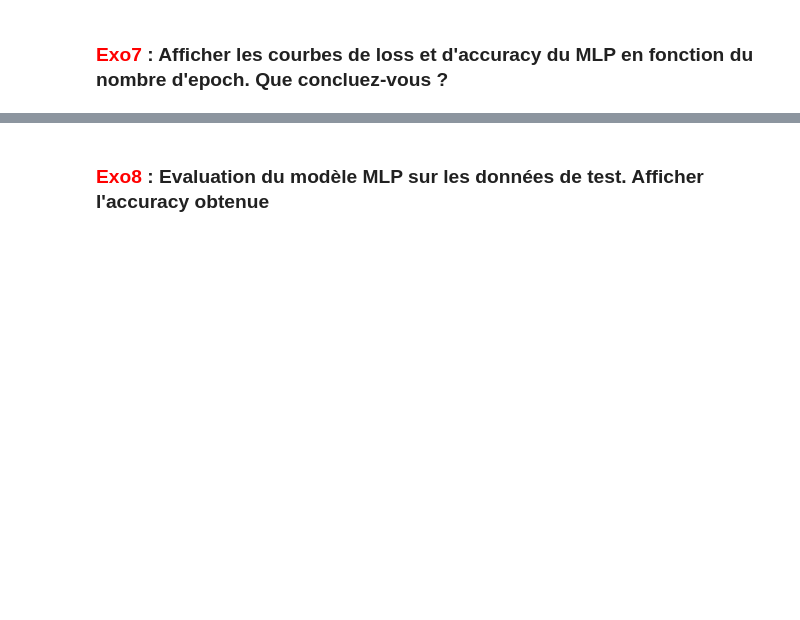
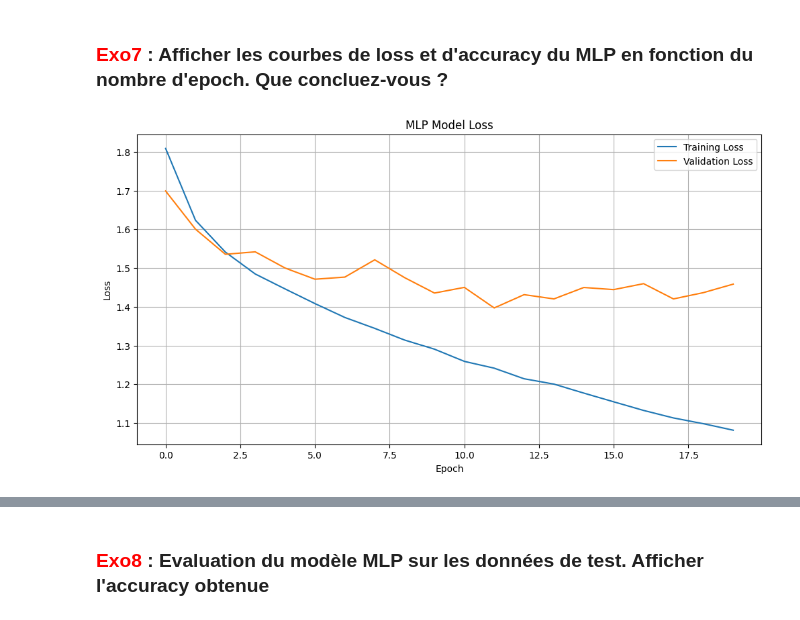
Before and after one commit to Thomasjrd26/IA3, a Jupyter notebook: TP/tp3_ETUD.ipynb, the cells around one changed output, grey strips where cells are left out. Cells and saved outputs as stored; diff of their text form; code cells hidden in the pictures; blank space fills up the shorter version.

```diff
--- a/TP/tp3_ETUD.ipynb
+++ b/TP/tp3_ETUD.ipynb
@@ -93,20 +131,20 @@ for i in range(len(test_labels_count[0])):
 - de normaliser les données d'entrée (normalisation min-max)
 # %%
 # Reshape du tenseur d'entrée
-X_train = np.reshape(train_images,(_____,_____))
-X_test = np.reshape(test_images,(_____,_____))
+X_train = np.reshape(train_images,(train_images.shape[0],32*32*3))
+X_test = np.reshape(test_images,(test_images.shape[0],32*32*3))
 
 X_train = X_train.astype('float32')
 X_test = X_test.astype('float32')
 
 # Normalisation
-X_train = X_train / _____
-X_test = X_test / _____
+X_train = X_train / 255
+X_test = X_test / 255
 
 # Comme nous allons utiliser une loss 'categorical_crossentropy', nous devons avoir les labels de sortie sous la forme 'categorical'
 num_classes = 10
-Y_train = to_categorical(_____, num_classes)
-Y_test = to_categorical(_____, num_classes)
+Y_train = to_categorical(train_labels, num_classes)
+Y_test = to_categorical(test_labels, num_classes)
 # %% [markdown]
 # 3. Entrainement d'un Multi-Layer Perceptron (MLP)
 # %% [markdown]
@@ -122,3 +155,9 @@ MLP_model.add(_____)
+# %%
+# Réponse :
+MLP_model = Sequential()
+MLP_model.add(layers.Dense(256, activation='relu', input_shape=(3072,)))
+MLP_model.add(layers.Dense(256, activation='relu'))
+MLP_model.add(layers.Dense(10, activation='softmax'))
 # %% [markdown]
 ### Compiling the MLP model
 # %%
@@ -148,0 +216,13 @@ MLP_model._____('MLP_CIFAR10_model.h5')
+# %%
+# Loss curve
+plt.figure(figsize=(12, 6))
+plt.plot(history.history['loss'], label='Training Loss')
+plt.plot(history.history['val_loss'], label='Validation Loss')
+plt.title('MLP Model Loss')
+plt.xlabel('Epoch')
+plt.ylabel('Loss')
+plt.legend()
+plt.grid(True)
+plt.show()
+# %% [output]
+[figure, added]
```
Also changed, not shown: parts of 21 cells of this notebook.
